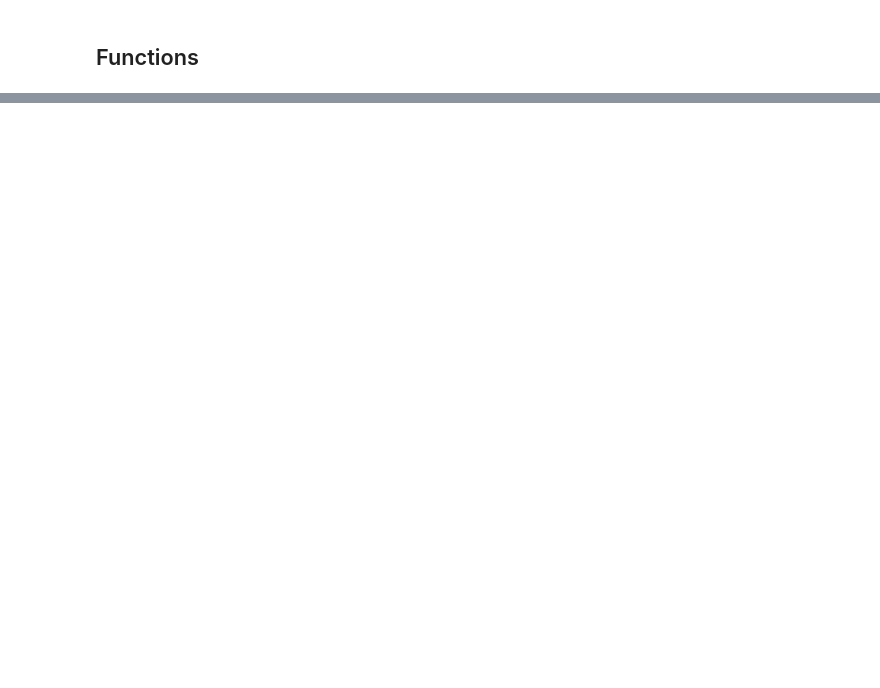
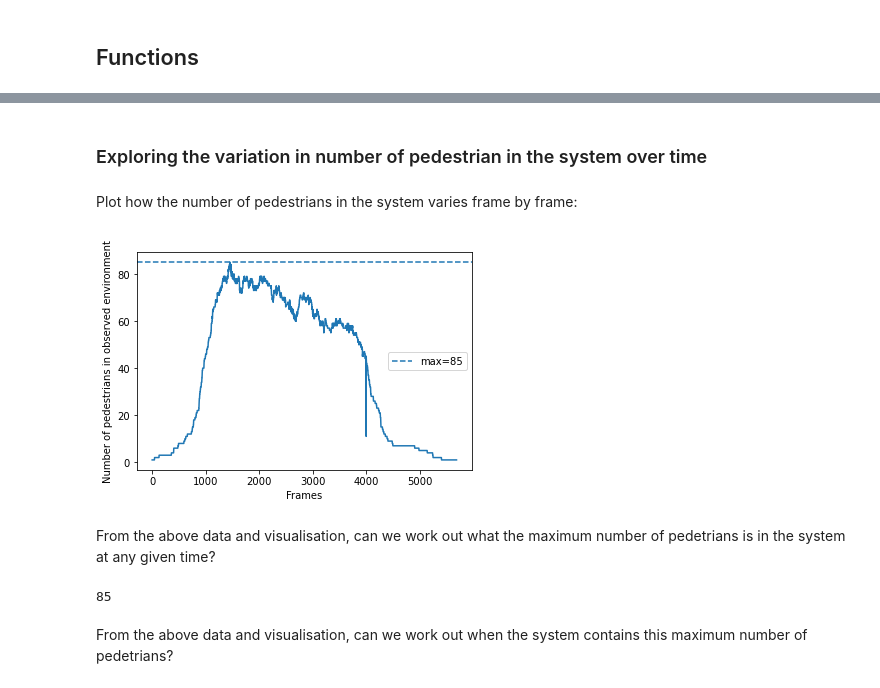
Before and after one commit to ksuchak1990/sense_practical, a Jupyter notebook: notebooks/3_birth_rate_calibration.ipynb, the cells around one changed output, grey strips where cells are left out. Cells and saved outputs as stored; diff of their text form; code cells hidden in the pictures; blank space fills up the shorter version.

```diff
--- a/notebooks/3_birth_rate_calibration.ipynb
+++ b/notebooks/3_birth_rate_calibration.ipynb
@@ -20,0 +27,2 @@ from stationsim_gcs import Model
+# %%
+combined_frames_path = '../data/outputs/combined_frames.csv'
@@ -40,0 +57,3 @@ def get_error(observed_results, model_results):
+# %%
+data = pd.read_csv(combined_frames_path)
+data.head()
@@ -40,0 +73,14 @@ def get_error(observed_results, model_results):
+# %% [markdown]
+### Exploring the variation in number of pedestrian in the system over time
+# %%
+frame_numbers = data['frame'].unique()
+pedestrians_per_frame = list()
+
+for frame_number in frame_numbers:
+    d = {'frame': frame_number,
+         'n_pedestrians': get_number_pedestrians_in_frame(data, frame_number)}
+    pedestrians_per_frame.append(d)
+
+pedestrians_per_frame = pd.DataFrame(pedestrians_per_frame)
+# %% [markdown]
+Plot how the number of pedestrians in the system varies frame by frame:
@@ -40,0 +89,12 @@ def get_error(observed_results, model_results):
+# %%
+plt.figure()
+sns.lineplot(x='frame', y='n_pedestrians', data=pedestrians_per_frame)
+plt.axhline(85, linestyle='--', label='max=85')
+plt.xlabel('Frames')
+plt.ylabel('Number of pedestrians in observed environment')
+plt.legend()
+plt.show()
+# %% [output]
+[figure, added]
+# %% [markdown]
+From the above data and visualisation, can we work out what the maximum number of pedetrians is in the system at any given time?
@@ -40,0 +103,8 @@ def get_error(observed_results, model_results):
+# %%
+# Maximum number of pedestrians in the system at any one time
+max_n_peds = max(pedestrians_per_frame['n_pedestrians'])
+max_n_peds
+# %% [output]
+85
+# %% [markdown]
+From the above data and visualisation, can we work out when the system contains this maximum number of pedetrians?
```
Also changed, not shown: parts of 40 cells of this notebook.
